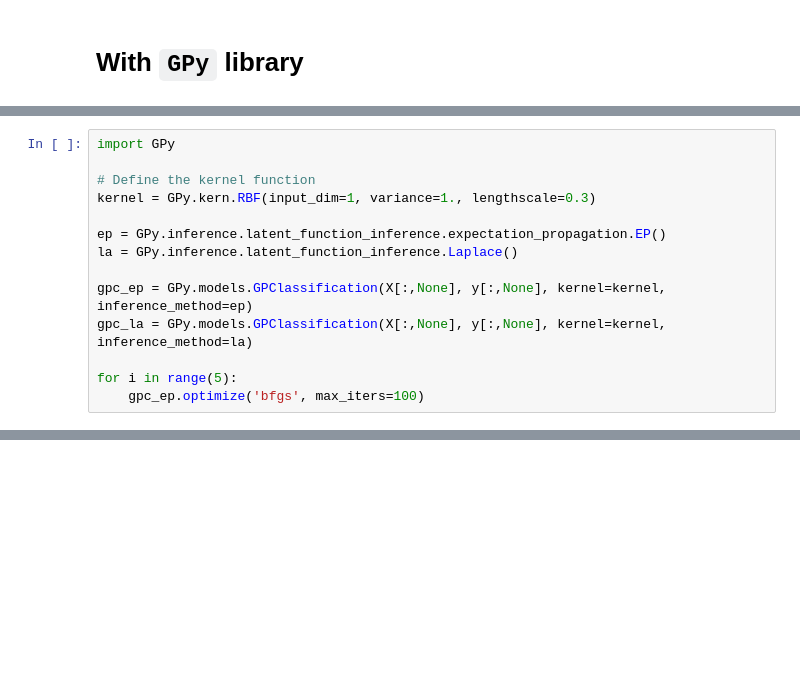
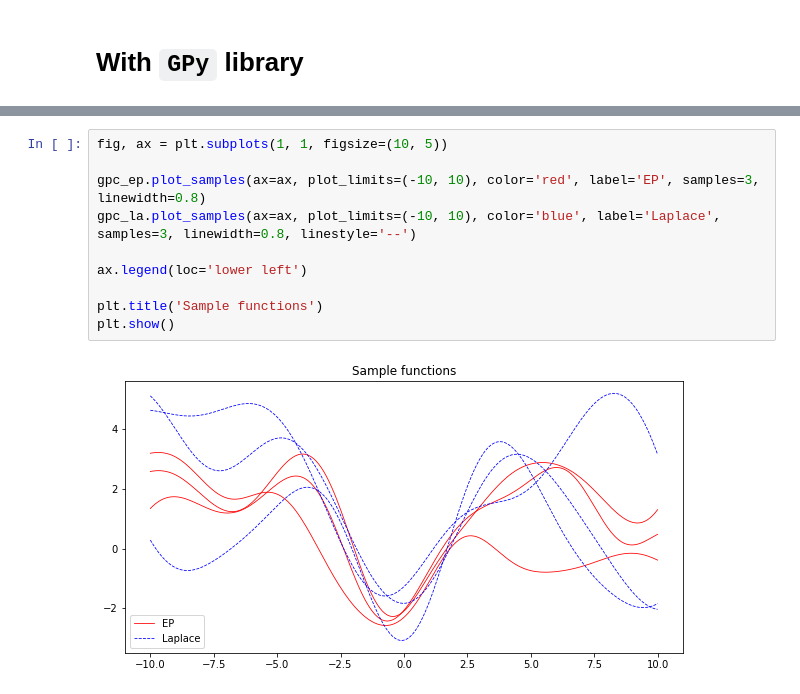
Before and after one commit to ddangchani/Supplements, a Jupyter notebook: Statistical Learning/GP binary_EP.ipynb, the cells around one changed output, grey strips where cells are left out. Drawn from its saved outputs; the diff is of its cells as text; blank space fills up the shorter version.

```diff
--- a/Statistical Learning/GP binary_EP.ipynb
+++ b/Statistical Learning/GP binary_EP.ipynb
@@ -243,14 +244,0 @@ plt.savefig('plots/GP_binary_data.png', facecolor='w', edgecolor='w', transparen
-# %%
-import GPy
-
-# Define the kernel function
-kernel = GPy.kern.RBF(input_dim=1, variance=1., lengthscale=0.3)
-
-ep = GPy.inference.latent_function_inference.expectation_propagation.EP()
-la = GPy.inference.latent_function_inference.Laplace()
-
-gpc_ep = GPy.models.GPClassification(X[:,None], y[:,None], kernel=kernel, inference_method=ep)
-gpc_la = GPy.models.GPClassification(X[:,None], y[:,None], kernel=kernel, inference_method=la)
-
-for i in range(5):
-    gpc_ep.optimize('bfgs', max_iters=100)
@@ -271,0 +296,12 @@ gpc_la.plot()
+# %%
+fig, ax = plt.subplots(1, 1, figsize=(10, 5))
+
+gpc_ep.plot_samples(ax=ax, plot_limits=(-10, 10), color='red', label='EP', samples=3, linewidth=0.8)
+gpc_la.plot_samples(ax=ax, plot_limits=(-10, 10), color='blue', label='Laplace', samples=3, linewidth=0.8, linestyle='--')
+
+ax.legend(loc='lower left')
+
+plt.title('Sample functions')
+plt.show()
+# %% [output]
+[figure, added]
```
Also changed, not shown: parts of 9 cells of this notebook, 10 other files.
